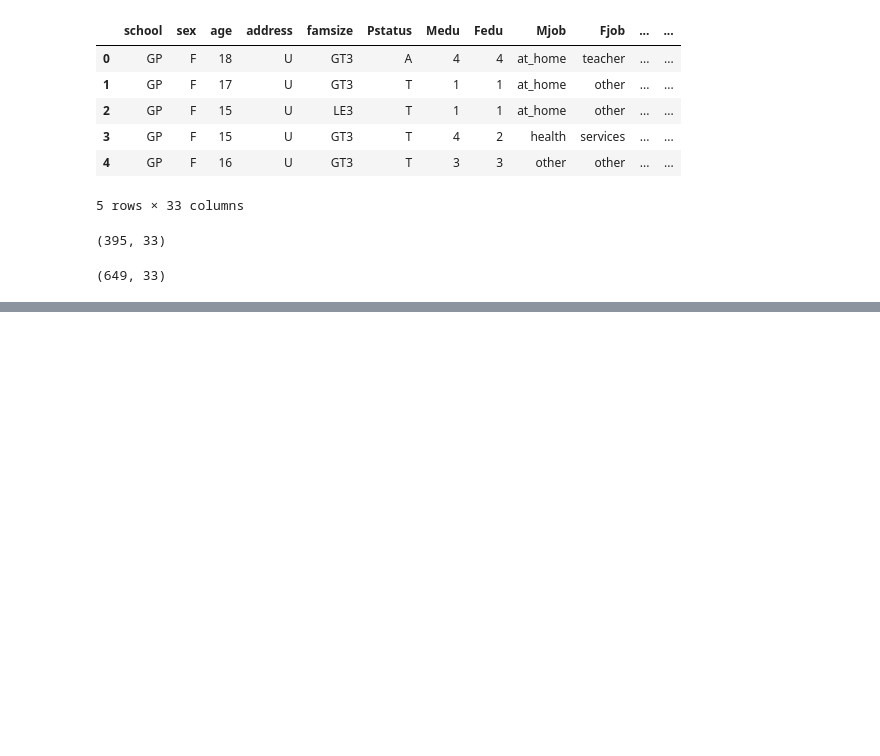
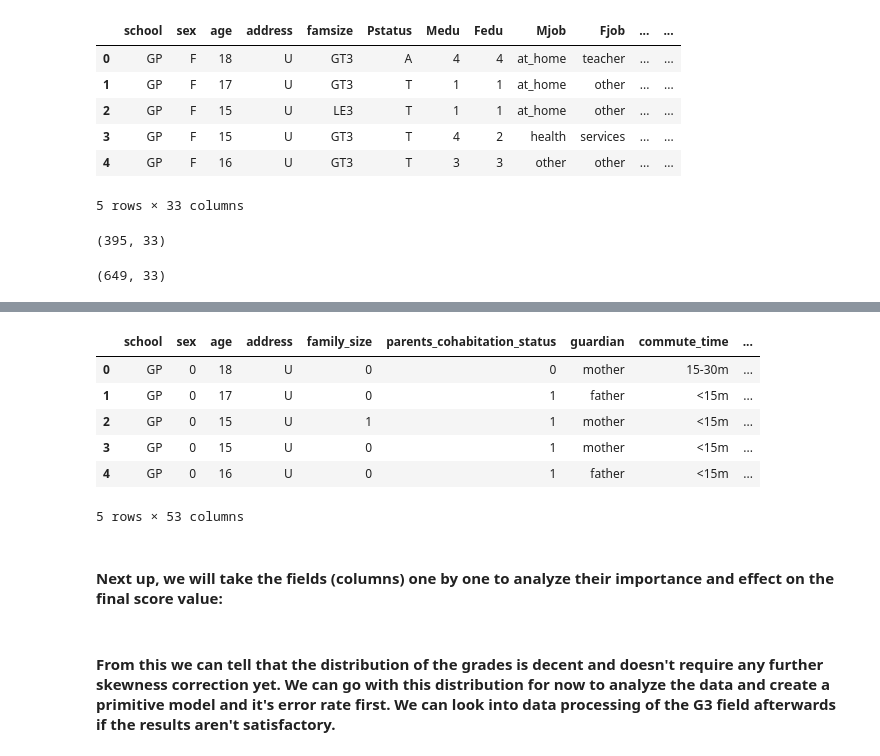
Before and after one commit to jindukwentua/predicting-students-performance, a Jupyter notebook: notebooks/student_performance.ipynb, the cells around one changed output, grey strips where cells are left out. Drawn from its saved outputs; the diff is of its cells as text; code cells hidden in the pictures; blank space fills up the shorter version.

```diff
--- a/notebooks/student_performance.ipynb
+++ b/notebooks/student_performance.ipynb
@@ -41,0 +207,12 @@ train_data_1.shape
+# %%
+df.head()
+# %% [output]
+|  | school | sex | age | address | family_size | parents_cohabitation_status | guardian | commute_time | ... |
+| 0 | GP | 0 | 18 | U | 0 | 0 | mother | 15-30m | ... |
+| 1 | GP | 0 | 17 | U | 0 | 1 | father | <15m | ... |
+| 2 | GP | 0 | 15 | U | 1 | 1 | mother | <15m | ... |
+| 3 | GP | 0 | 15 | U | 0 | 1 | mother | <15m | ... |
+| 4 | GP | 0 | 16 | U | 0 | 1 | father | <15m | ... |
+5 rows × 53 columns
+# %% [markdown]
+#### Next up, we will take the fields (columns) one by one to analyze their importance and effect on the final score value:
@@ -41,0 +222,2 @@ train_data_1.shape
+# %% [markdown]
+#### From this we can tell that the distribution of the grades is decent and doesn't require any further skewness correction yet. We can go with this distribution for now to analyze the data and create a primitive model and it's error rate first. We can look into data processing of the G3 field afterwards if the results aren't satisfactory.
```
Also changed, not shown: parts of 38 cells of this notebook, 3 other files.
